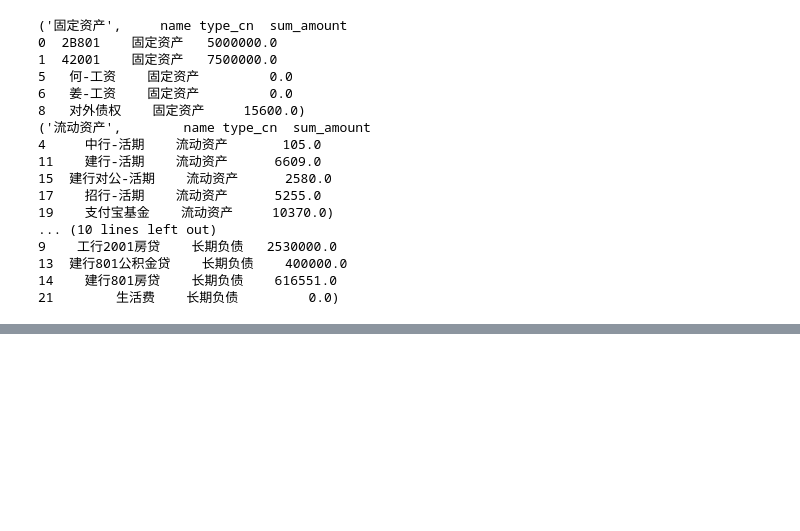
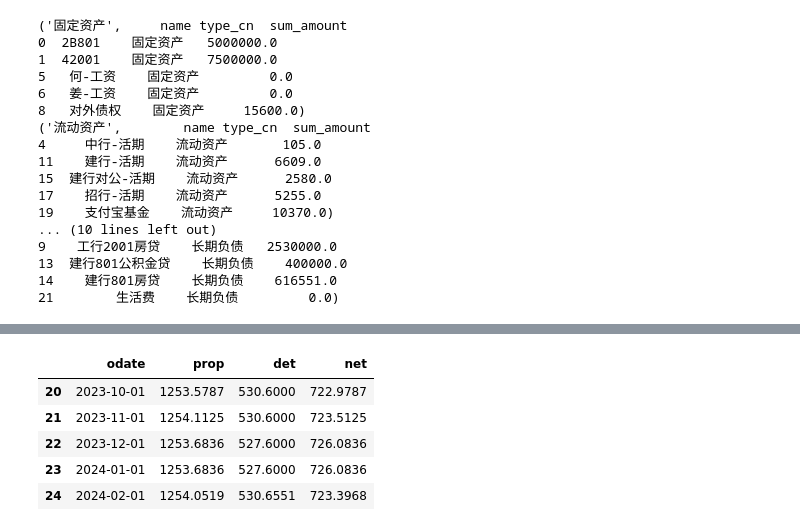
Before and after one commit to nutalk/OpenBookkeeping, a Jupyter notebook: ana_info.ipynb, the cells around one changed output, grey strips where cells are left out. Cells and saved outputs as stored; diff of their text form; code cells hidden in the pictures; blank space fills up the shorter version.

```diff
--- a/ana_info.ipynb
+++ b/ana_info.ipynb
@@ -61,0 +100,9 @@ de_df = prop_df[prop_df['type'] >= 2]
+# %%
+per_month_df.tail()
+# %% [output]
+|  | odate | prop | det | net |
+| 20 | 2023-10-01 | 1253.5787 | 530.6000 | 722.9787 |
+| 21 | 2023-11-01 | 1254.1125 | 530.6000 | 723.5125 |
+| 22 | 2023-12-01 | 1253.6836 | 527.6000 | 726.0836 |
+| 23 | 2024-01-01 | 1253.6836 | 527.6000 | 726.0836 |
+| 24 | 2024-02-01 | 1254.0519 | 530.6551 | 723.3968 |
```
Also changed, not shown: parts of 10 cells of this notebook, 1 other file.
